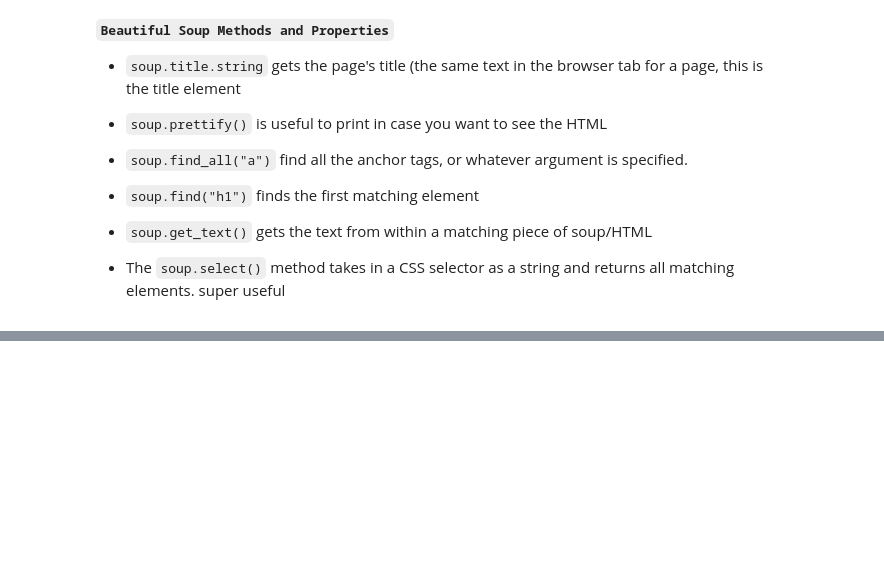
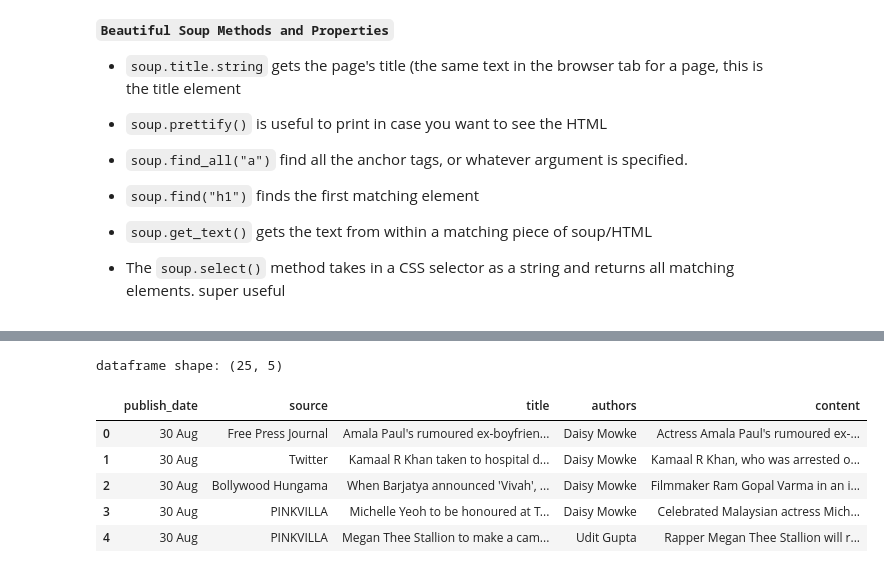
Before and after one commit to mijailmariano/natural-language-processing-exercises, a Jupyter notebook: web_scrapping.ipynb, the cells around one changed output, grey strips where cells are left out. Cells and saved outputs as stored; diff of their text form; code cells hidden in the pictures; blank space fills up the shorter version.

```diff
--- a/web_scrapping.ipynb
+++ b/web_scrapping.ipynb
@@ -89,0 +449,13 @@ bs4.BeautifulSoup
+# %%
+# testing the function on the 'Entertainment' section
+
+df = get_news_articles('https://inshorts.com/en/read/entertainment')
+df.head()
+# %% [output]
+dataframe shape: (25, 5)
+|  | publish_date | source | title | authors | content |
+| 0 | 30 Aug | Free Press Journal | Amala Paul's rumoured ex-boyfrien... | Daisy Mowke | Actress Amala Paul's rumoured ex-... |
+| 1 | 30 Aug | Twitter | Kamaal R Khan taken to hospital d... | Daisy Mowke | Kamaal R Khan, who was arrested o... |
+| 2 | 30 Aug | Bollywood Hungama | When Barjatya announced 'Vivah', ... | Daisy Mowke | Filmmaker Ram Gopal Varma in an i... |
+| 3 | 30 Aug | PINKVILLA | Michelle Yeoh to be honoured at T... | Daisy Mowke | Celebrated Malaysian actress Mich... |
+| 4 | 30 Aug | PINKVILLA | Megan Thee Stallion to make a cam... | Udit Gupta | Rapper Megan Thee Stallion will r... |
```
Also changed, not shown: parts of 24 cells of this notebook.
